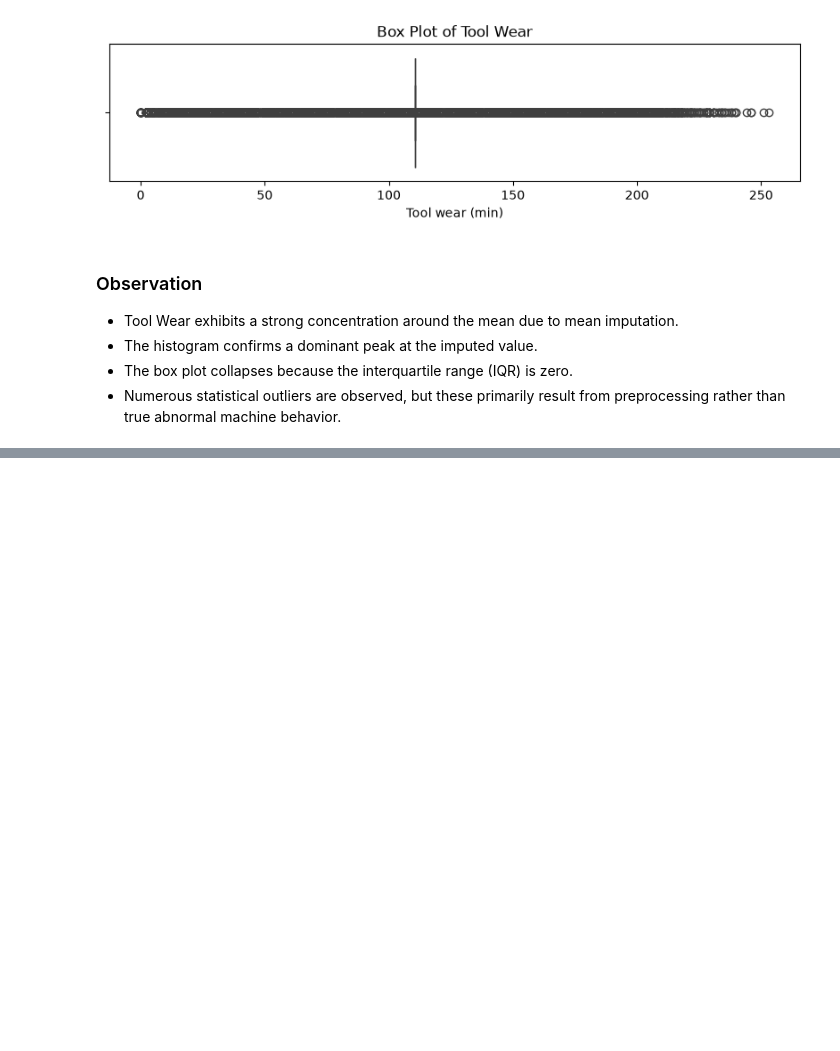
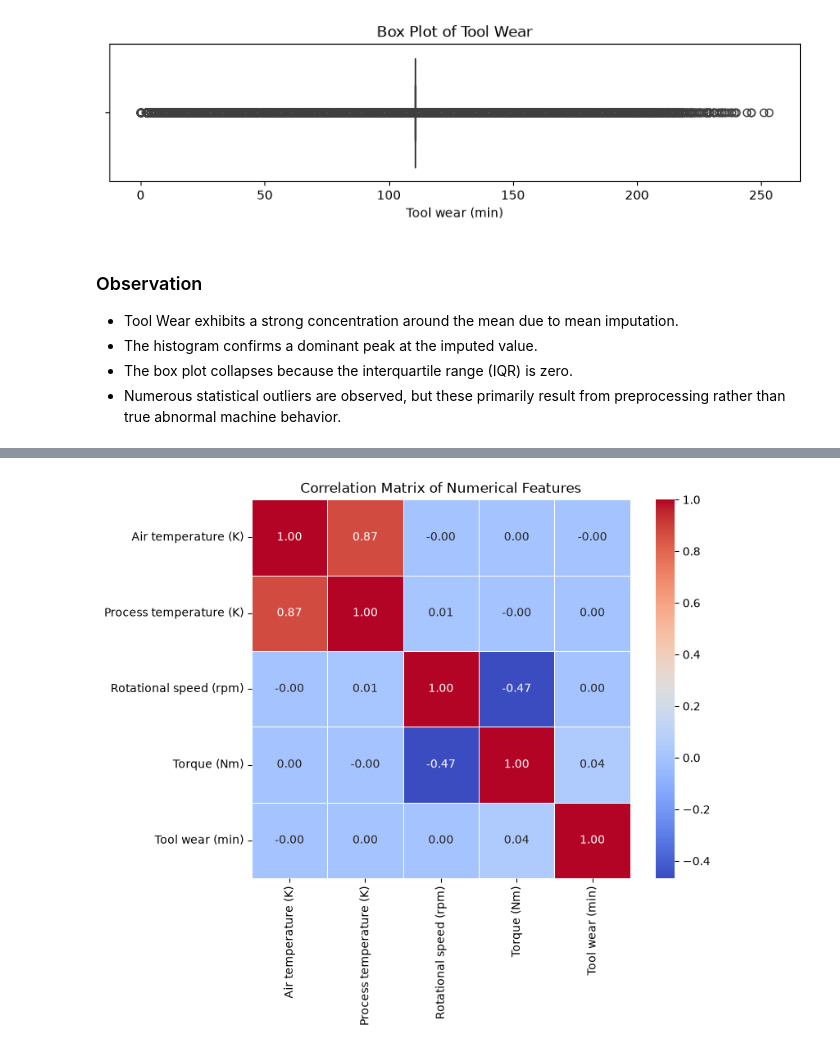
Before and after one commit to Carolljo/Predictive-Maintenance-Intelligence-Platform, a Jupyter notebook: notebooks/03_EDA.ipynb, the cells around one changed output, grey strips where cells are left out. Saved outputs shown, nothing was run; the diff lists cells and outputs as text; code cells hidden in the pictures; blank space fills up the shorter version.

Commit message:
Complete exploratory data analysis

```diff
--- a/notebooks/03_EDA.ipynb
+++ b/notebooks/03_EDA.ipynb
@@ -419,3 +419,16 @@ plt.show()
 - The histogram confirms a dominant peak at the imputed value.
 - The box plot collapses because the interquartile range (IQR) is zero.
 - Numerous statistical outliers are observed, but these primarily result from preprocessing rather than true abnormal machine behavior.
+# %%
+# Create a list of numerical features for correlation analysis.
+numerical_cols = [
+    "Air temperature (K)",
+    "Process temperature (K)",
+    "Rotational speed (rpm)",
+    "Torque (Nm)",
+    "Tool wear (min)"
+]
+# %%
+# Calculate the Pearson correlation matrix for the numerical features.
+corr_matrix = df[numerical_cols].corr(method="pearson")
+corr_matrix
@@ -421,0 +442,19 @@ plt.show()
+# %%
+# Visualize the Pearson correlation matrix using a heatmap.
+plt.figure(figsize=(8, 6))
+
+sns.heatmap(
+    corr_matrix,
+    annot=True,
+    cmap="coolwarm",
+    fmt=".2f",
+    linewidths=0.5,
+    linecolor="white",
+    square=True,
+    cbar=True
+)
+
+plt.title("Correlation Matrix of Numerical Features")
+plt.show()
+# %% [output]
+[figure, added]
```
Also changed, not shown: parts of 19 cells of this notebook.
